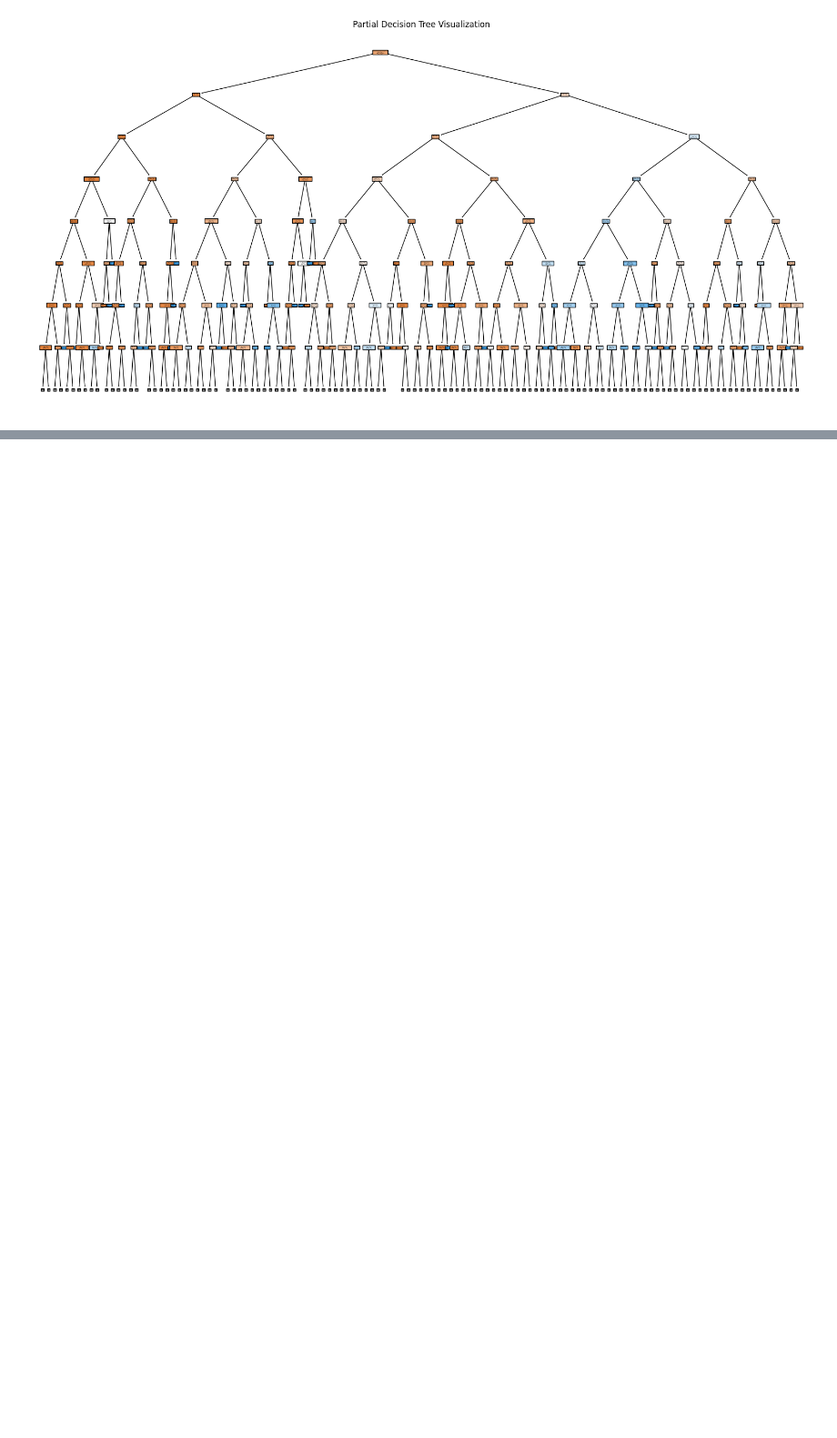
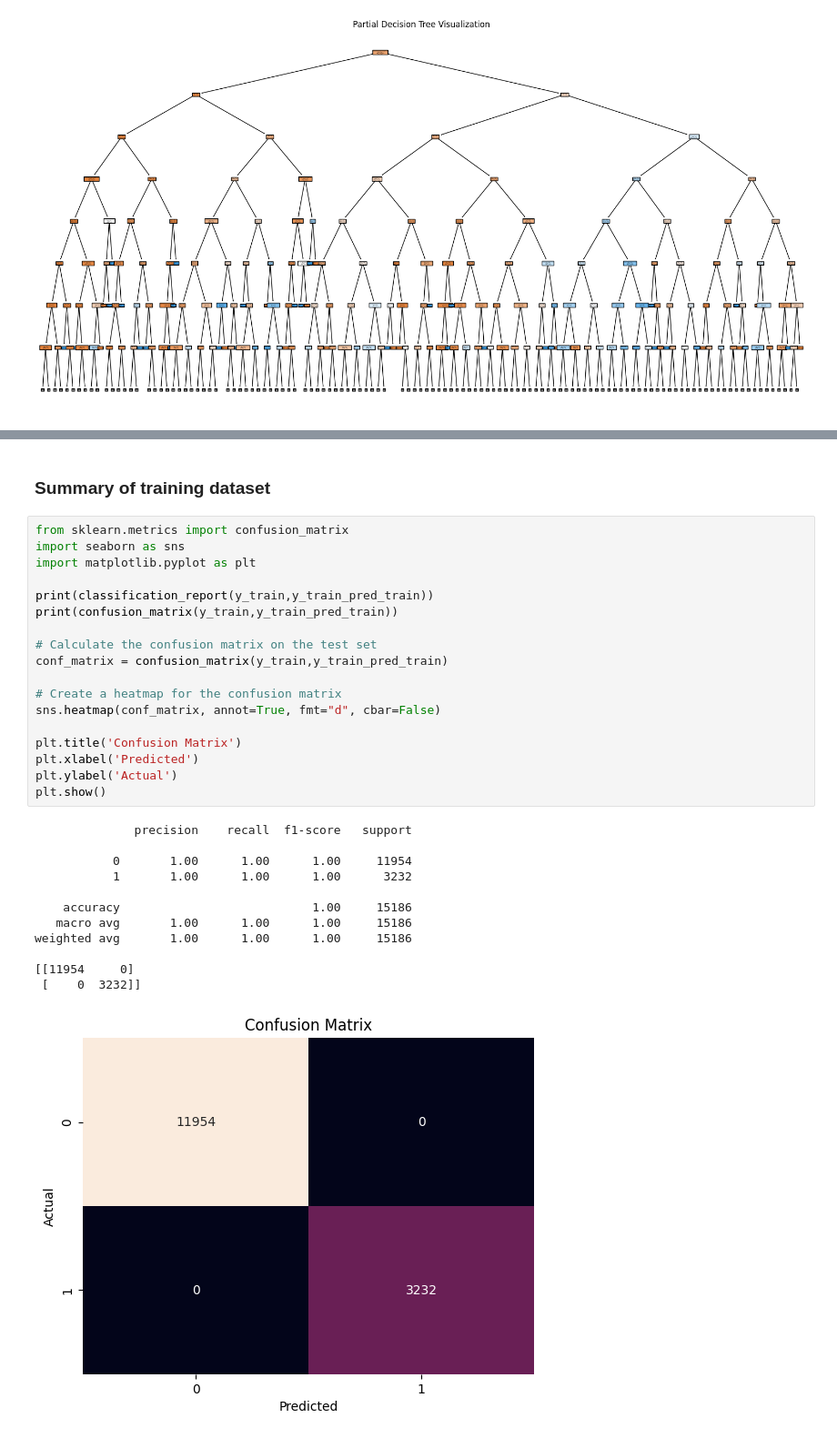
Before and after one commit to nikoyasam/MachineLearningCW, a Jupyter notebook: machine learninng/decison trees.ipynb, the cells around one changed output, grey strips where cells are left out. Shown at 91% size. Drawn from its saved outputs; the diff is of its cells as text; blank space fills up the shorter version.

```diff
--- a/machine learninng/decison trees.ipynb
+++ b/machine learninng/decison trees.ipynb
@@ -595,0 +619,33 @@ plt.show()
+# %% [markdown]
+### Summary of training dataset
+# %%
+from sklearn.metrics import confusion_matrix
+import seaborn as sns
+import matplotlib.pyplot as plt
+
+print(classification_report(y_train,y_train_pred_train))
+print(confusion_matrix(y_train,y_train_pred_train))
+
+# Calculate the confusion matrix on the test set
+conf_matrix = confusion_matrix(y_train,y_train_pred_train)
+
+# Create a heatmap for the confusion matrix
+sns.heatmap(conf_matrix, annot=True, fmt="d", cbar=False)
+
+plt.title('Confusion Matrix')
+plt.xlabel('Predicted')
+plt.ylabel('Actual')
+plt.show()
+# %% [output]
+              precision    recall  f1-score   support
+
+           0       1.00      1.00      1.00     11954
+           1       1.00      1.00      1.00      3232
+
+    accuracy                           1.00     15186
+   macro avg       1.00      1.00      1.00     15186
+weighted avg       1.00      1.00      1.00     15186
+
+[[11954     0]
+ [    0  3232]]
+[figure, added]
```
Also changed, not shown: parts of 12 cells of this notebook.
